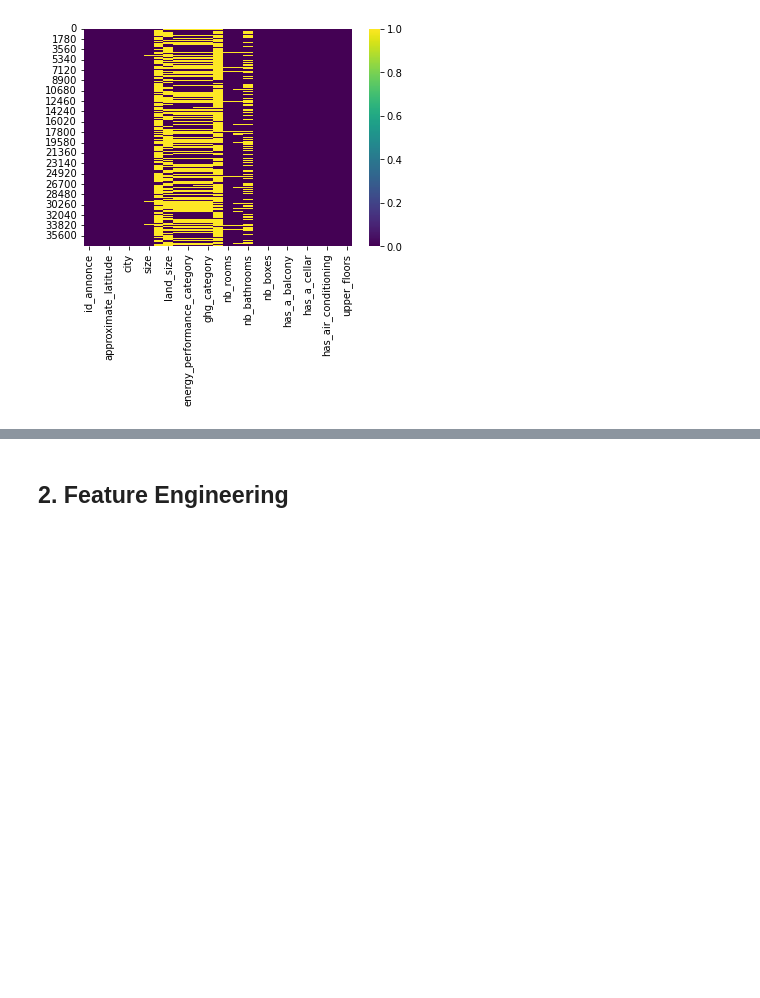
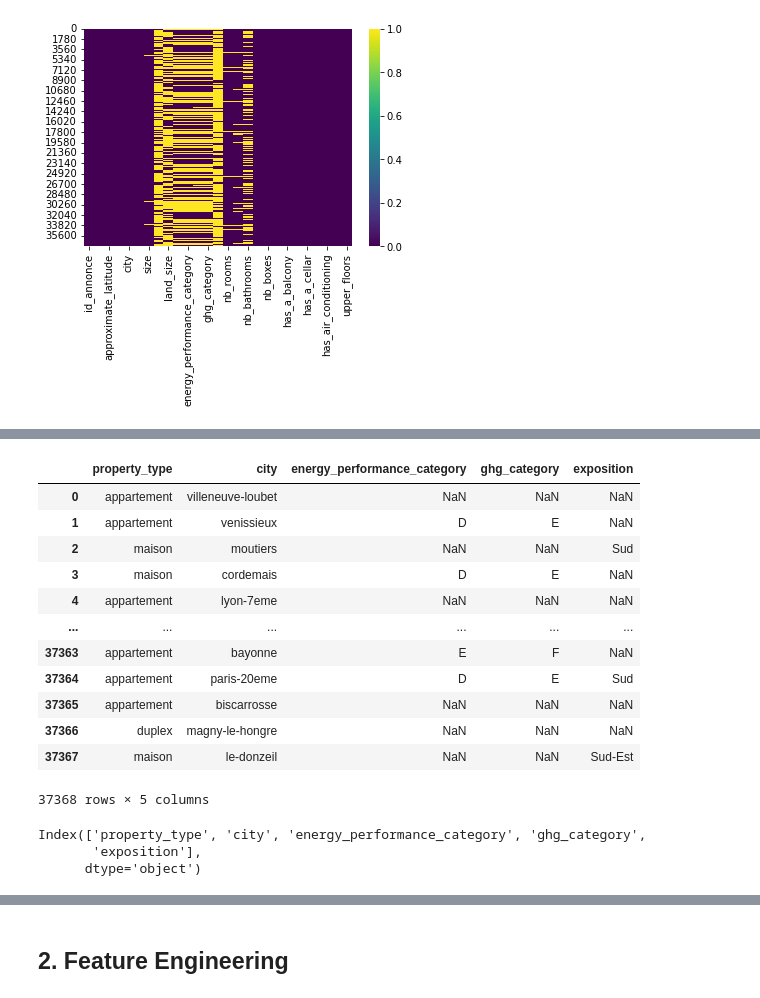
Before and after one commit to Abdellah-Laassairi/real-estate-price-prediction, a Jupyter notebook: nootebook.ipynb, the cells around one changed output, grey strips where cells are left out. Drawn from its saved outputs; the diff is of its cells as text; code cells hidden in the pictures; blank space fills up the shorter version.

```diff
--- a/nootebook.ipynb
+++ b/nootebook.ipynb
@@ -111 +113,23 @@ Categories (7, object): ['A', 'B', 'C', 'D', 'E', 'F', 'G']
+# %%
+X_train.select_dtypes(object)
+# %% [output]
+|  | property_type | city | energy_performance_category | ghg_category | exposition |
+| 0 | appartement | villeneuve-loubet | NaN | NaN | NaN |
+| 1 | appartement | venissieux | D | E | NaN |
+| 2 | maison | moutiers | NaN | NaN | Sud |
+| 3 | maison | cordemais | D | E | NaN |
+| 4 | appartement | lyon-7eme | NaN | NaN | NaN |
+| ... | ... | ... | ... | ... | ... |
+| 37363 | appartement | bayonne | E | F | NaN |
+| 37364 | appartement | paris-20eme | D | E | Sud |
+| 37365 | appartement | biscarrosse | NaN | NaN | NaN |
+| 37366 | duplex | magny-le-hongre | NaN | NaN | NaN |
+| 37367 | maison | le-donzeil | NaN | NaN | Sud-Est |
+37368 rows × 5 columns
+# %%
+X_train.select_dtypes(object).columns
+# %% [output]
+Index(['property_type', 'city', 'energy_performance_category', 'ghg_category',
+       'exposition'],
+      dtype='object')
 # %% [markdown]
```
Also changed, not shown: parts of 29 cells of this notebook.
